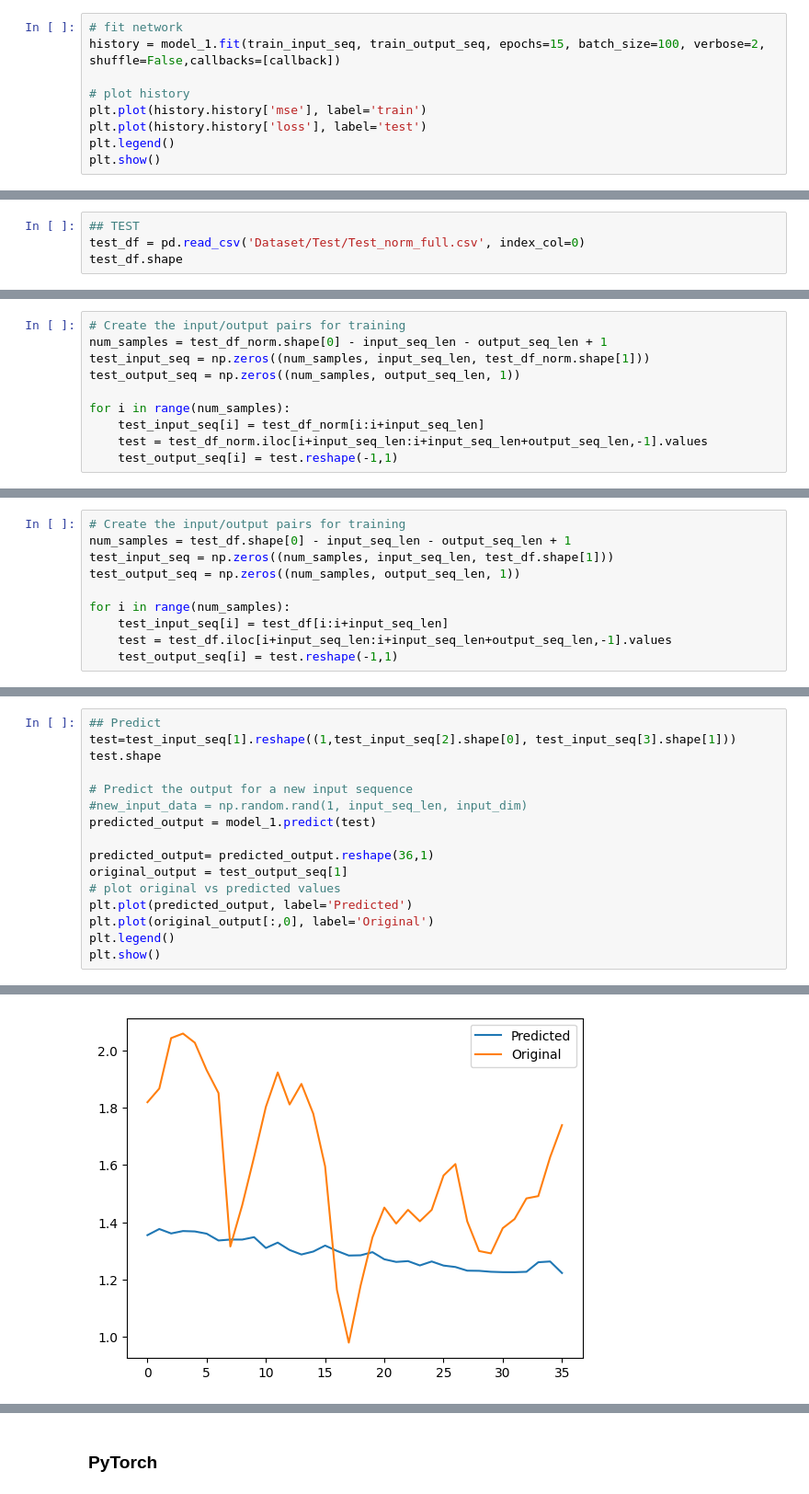
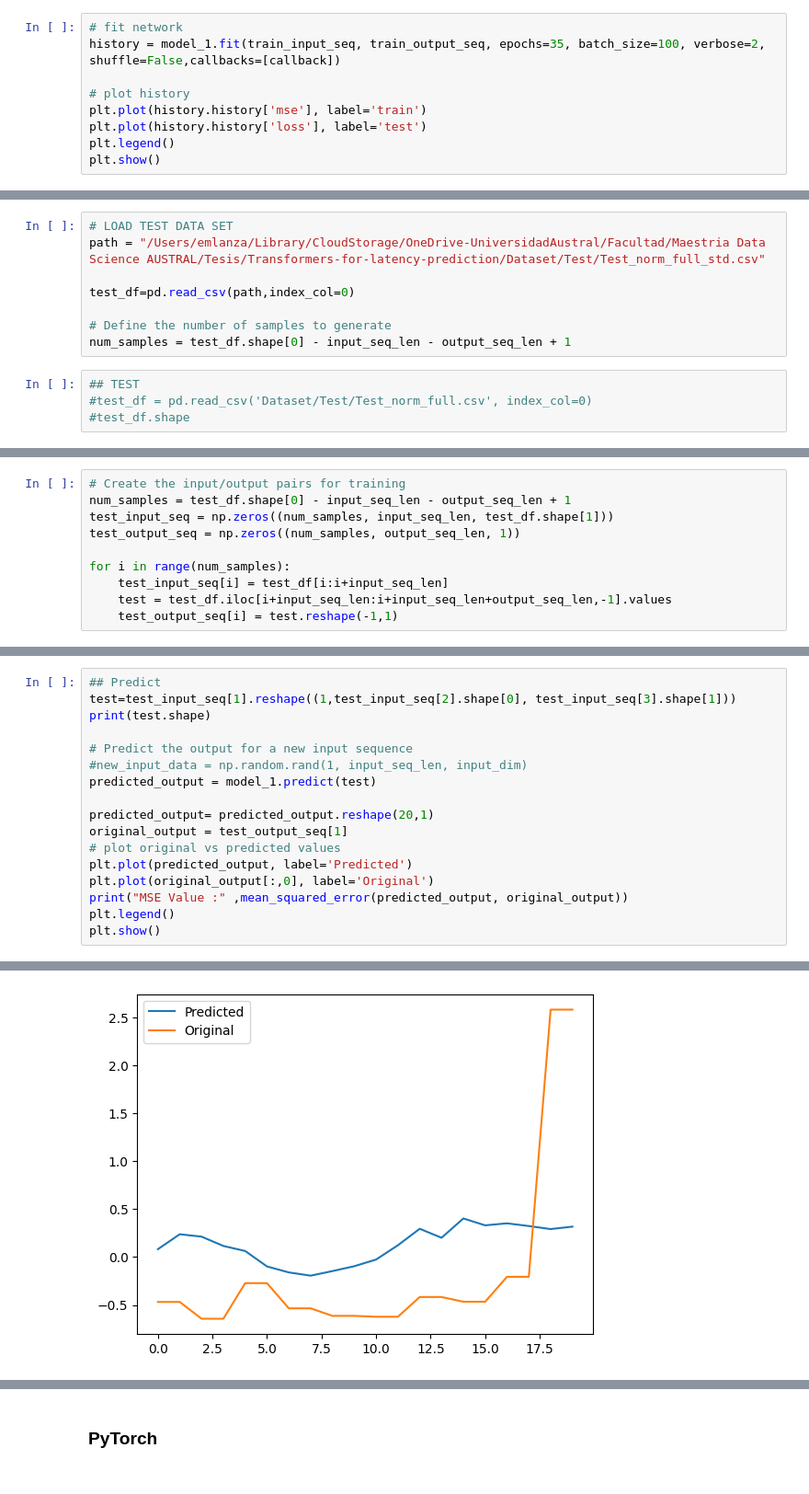
Before and after one commit to ezelanza/Transformers-for-latency-prediction, a Jupyter notebook: main.ipynb, the cells around one changed output, grey strips where cells are left out. Shown at 92% size. Drawn from its saved outputs; the diff is of its cells as text.

```diff
--- a/main.ipynb
+++ b/main.ipynb
@@ -354,7 +400,7 @@ Non-trainable params: 0
 _________________________________________________________________
 # %%
 # fit network
-history = model_1.fit(train_input_seq, train_output_seq, epochs=15, batch_size=100, verbose=2, shuffle=False,callbacks=[callback])
+history = model_1.fit(train_input_seq, train_output_seq, epochs=35, batch_size=100, verbose=2, shuffle=False,callbacks=[callback])
 
 # plot history
 plt.plot(history.history['mse'], label='train')
@@ -398,16 +429,14 @@ test_df_norm
+# %%
+# LOAD TEST DATA SET
+path = "/Users/emlanza/Library/CloudStorage/OneDrive-UniversidadAustral/Facultad/Maestria Data Science AUSTRAL/Tesis/Transformers-for-latency-prediction/Dataset/Test/Test_norm_full_std.csv"
+
+test_df=pd.read_csv(path,index_col=0)
+
+# Define the number of samples to generate
+num_samples = test_df.shape[0] - input_seq_len - output_seq_len + 1
 # %%
 ## TEST
-test_df = pd.read_csv('Dataset/Test/Test_norm_full.csv', index_col=0)
-test_df.shape
+#test_df = pd.read_csv('Dataset/Test/Test_norm_full.csv', index_col=0)
+#test_df.shape
 # %% [output]
 (500, 55)
-# %%
-# Create the input/output pairs for training
-num_samples = test_df_norm.shape[0] - input_seq_len - output_seq_len + 1
-test_input_seq = np.zeros((num_samples, input_seq_len, test_df_norm.shape[1]))
-test_output_seq = np.zeros((num_samples, output_seq_len, 1))
-
-for i in range(num_samples):
-    test_input_seq[i] = test_df_norm[i:i+input_seq_len]
-    test = test_df_norm.iloc[i+input_seq_len:i+input_seq_len+output_seq_len,-1].values
-    test_output_seq[i] = test.reshape(-1,1)
@@ -424,17 +476,18 @@ for i in range(num_samples):
 # %%
 ## Predict
 test=test_input_seq[1].reshape((1,test_input_seq[2].shape[0], test_input_seq[3].shape[1]))
-test.shape
+print(test.shape)
 
 # Predict the output for a new input sequence
 #new_input_data = np.random.rand(1, input_seq_len, input_dim)
 predicted_output = model_1.predict(test)
 
-predicted_output= predicted_output.reshape(36,1)
+predicted_output= predicted_output.reshape(20,1)
 original_output = test_output_seq[1]
 # plot original vs predicted values
 plt.plot(predicted_output, label='Predicted')
 plt.plot(original_output[:,0], label='Original')
+print("MSE Value :" ,mean_squared_error(predicted_output, original_output))
 plt.legend()
 plt.show()
 # %% [output]
@@ -442 +497 @@ plt.show()
-[figure, old version]
+[figure, new version]
```
Also changed, not shown: parts of 17 cells of this notebook, 2 other files.
